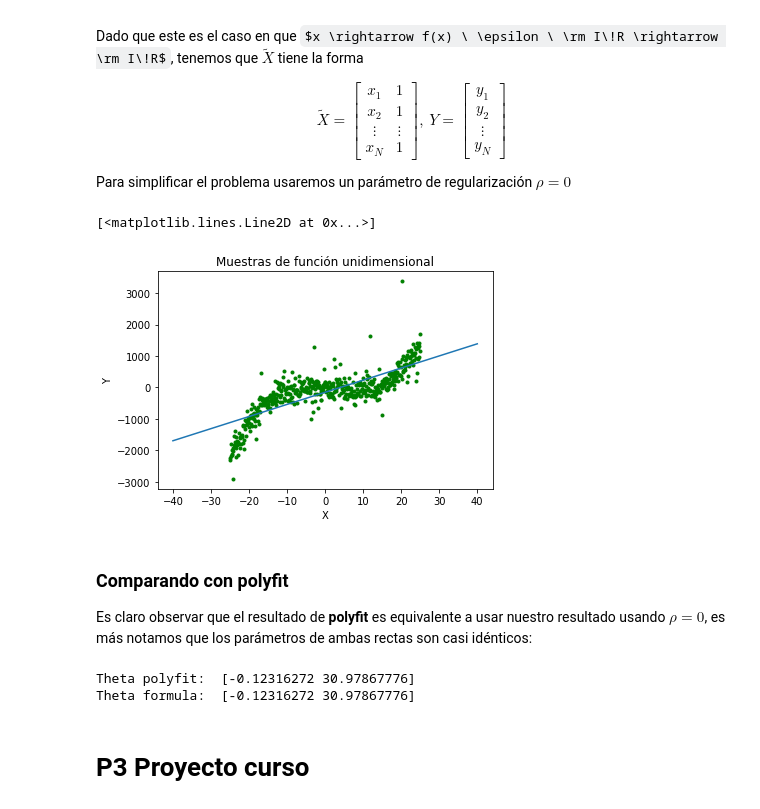
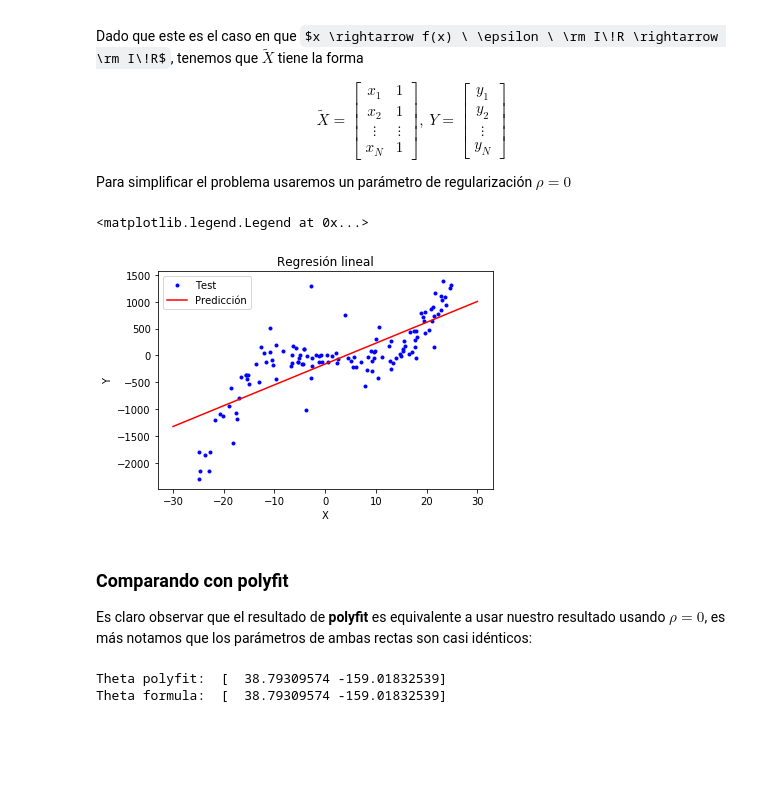
Before and after one commit to martinKindall/aprendizaje_bayesiano, a Jupyter notebook: Tarea1/tarea1_martin_cornejo.ipynb, the cells around one changed output. Saved outputs shown, nothing was run; the diff lists cells and outputs as text; code cells hidden in the pictures; some formulas as TeX source; blank space fills up the shorter version.

Commit message:
Se termina P1 separando conjuntos train y test

```diff
--- a/Tarea1/tarea1_martin_cornejo.ipynb
+++ b/Tarea1/tarea1_martin_cornejo.ipynb
@@ -14,3 +14,13 @@ import numpy as np
 import matplotlib.pyplot as plt
 import matplotlib as mpl
 import pdb
+# %%
+data = np.genfromtxt('data_out.txt', delimiter=' ')
+#x = data[:,0]
+#y = data[:,1]
+
+np.random.shuffle(data)
+training, test = data[:375,:], data[375:,:]
+
+#pdb.set_trace()
+True
@@ -17,6 +43,2 @@ import pdb
 # %% [markdown]
 # P1 Regresión Lineal
-# %%
-data = np.genfromtxt('data_out.txt', delimiter=' ')
-x = data[:,0]
-y = data[:,1]
@@ -59,44 +69,44 @@ Dado que este es el caso en que $x \rightarrow f(x) \ \epsilon \ \rm I\!R \right
 
 Para simplificar el problema usaremos un parámetro de regularización $\rho = 0$
 # %%
-x_tilda = np.array([x, np.ones(len(x))]).transpose()
-y_reg = y
+x_tilda = np.array([training[:,0], np.ones(len(training[:,0]))]).transpose()
+y_reg = training[:,1]
 rho = 0
 identidad = np.identity(2)
 
 def get_theta(rho):
     mul1 = np.linalg.inv(
         np.add(
             np.matmul(x_tilda.transpose(), x_tilda),
             np.dot(identidad, rho)))
     mul2 = np.matmul(x_tilda.transpose(), y_reg)
     return np.matmul(mul1, mul2)
 
 def recta(x, rho):
     theta = get_theta(rho)
     return x * theta[0] + theta[1]
 
-x_recta = np.linspace(-40, 40, 10)
+x_recta = np.linspace(-30, 30, 10)
 plt.figure()
-plt.plot(x,y, 'g.')
-plt.title("Muestras de función unidimensional")
+plt.plot(test[:,0],test[:,1], 'b.')
+plt.title("Regresión lineal")
 plt.xlabel("X")
 plt.ylabel("Y")
 plt.plot(
     x_recta,
-    recta(x_recta, rho))
+    recta(x_recta, rho),
+    'r')
+plt.legend(["Test", "Predicción"])
 # %% [output]
-[<matplotlib.lines.Line2D at 0x...>]
+<matplotlib.legend.Legend at 0x...>
-[figure, old version]
+[figure, new version]
 # %% [markdown]
 ### Comparando con polyfit
 
 Es claro observar que el resultado de __polyfit__ es equivalente a usar nuestro resultado usando $\rho = 0$, es más notamos que los parámetros de ambas rectas son casi idénticos:
 # %%
-print("Theta polyfit: ", np.polyfit(x,y, 1))
+print("Theta polyfit: ", np.polyfit(training[:,0],training[:,1], 1))
 print("Theta formula: ", get_theta(0))
 # %% [output]
-Theta polyfit:  [-0.12316272 30.97867776]
-Theta formula:  [-0.12316272 30.97867776]
+Theta polyfit:  [  38.79309574 -159.01832539]
+Theta formula:  [  38.79309574 -159.01832539]
-# %% [markdown]
-# P3 Proyecto curso
```
Also changed, not shown: parts of 9 cells of this notebook.
